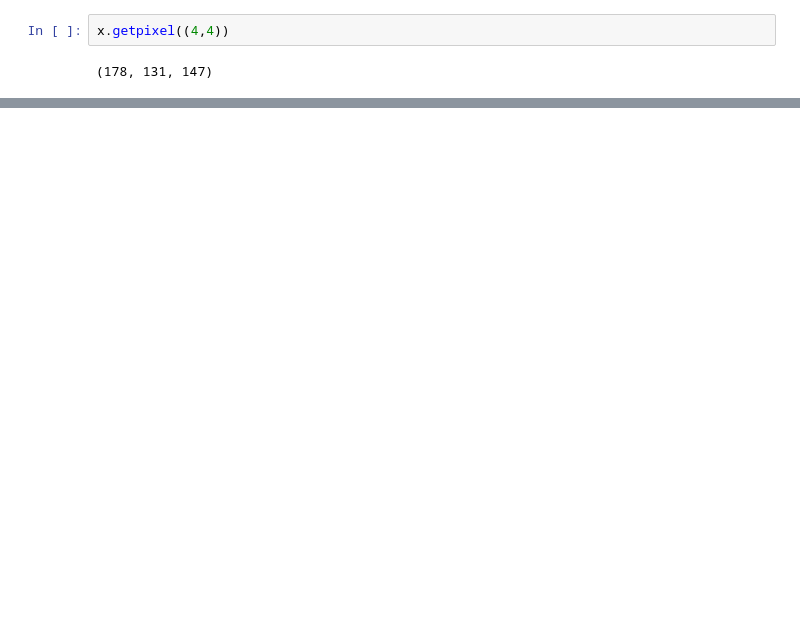
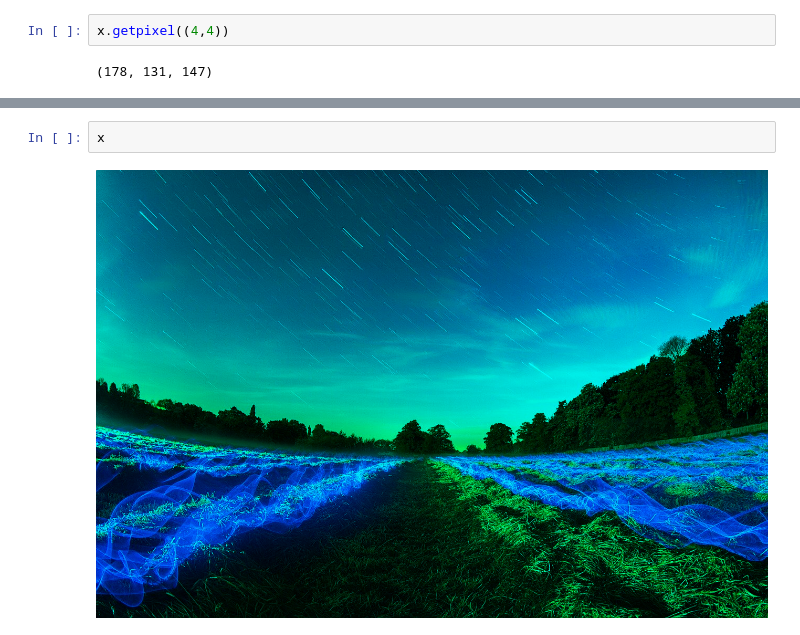
Before and after one commit to b3nb4ggs/StegoPrototype, a Jupyter notebook: Stego.ipynb, the cells around one changed output, grey strips where cells are left out. Drawn from its saved outputs; the diff is of its cells as text; blank space fills up the shorter version.

```diff
--- a/Stego.ipynb
+++ b/Stego.ipynb
@@ -49,0 +57,4 @@ blue=0
+# %%
+x
+# %% [output]
+[figure, added]
```
Also changed, not shown: parts of 10 cells of this notebook.
